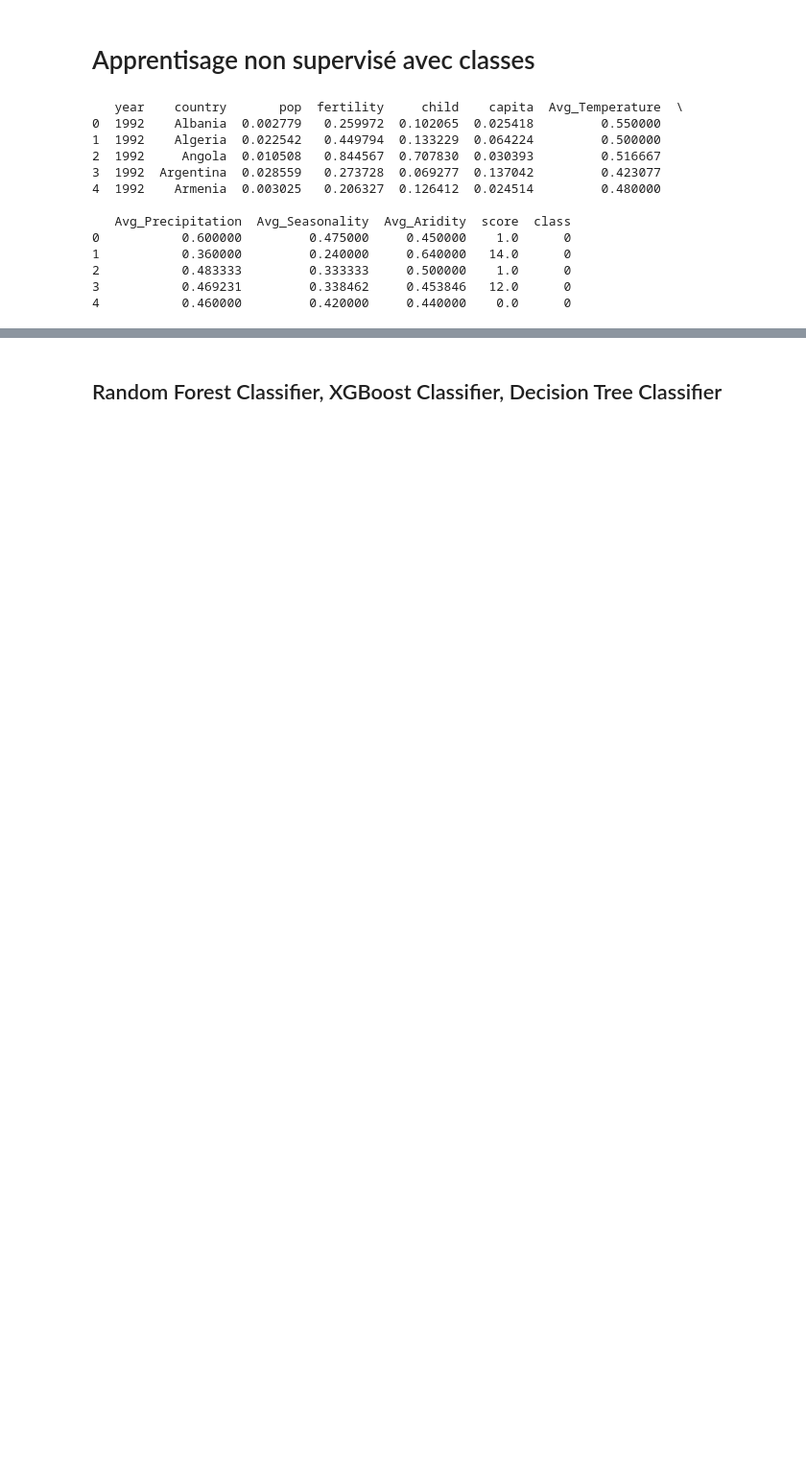
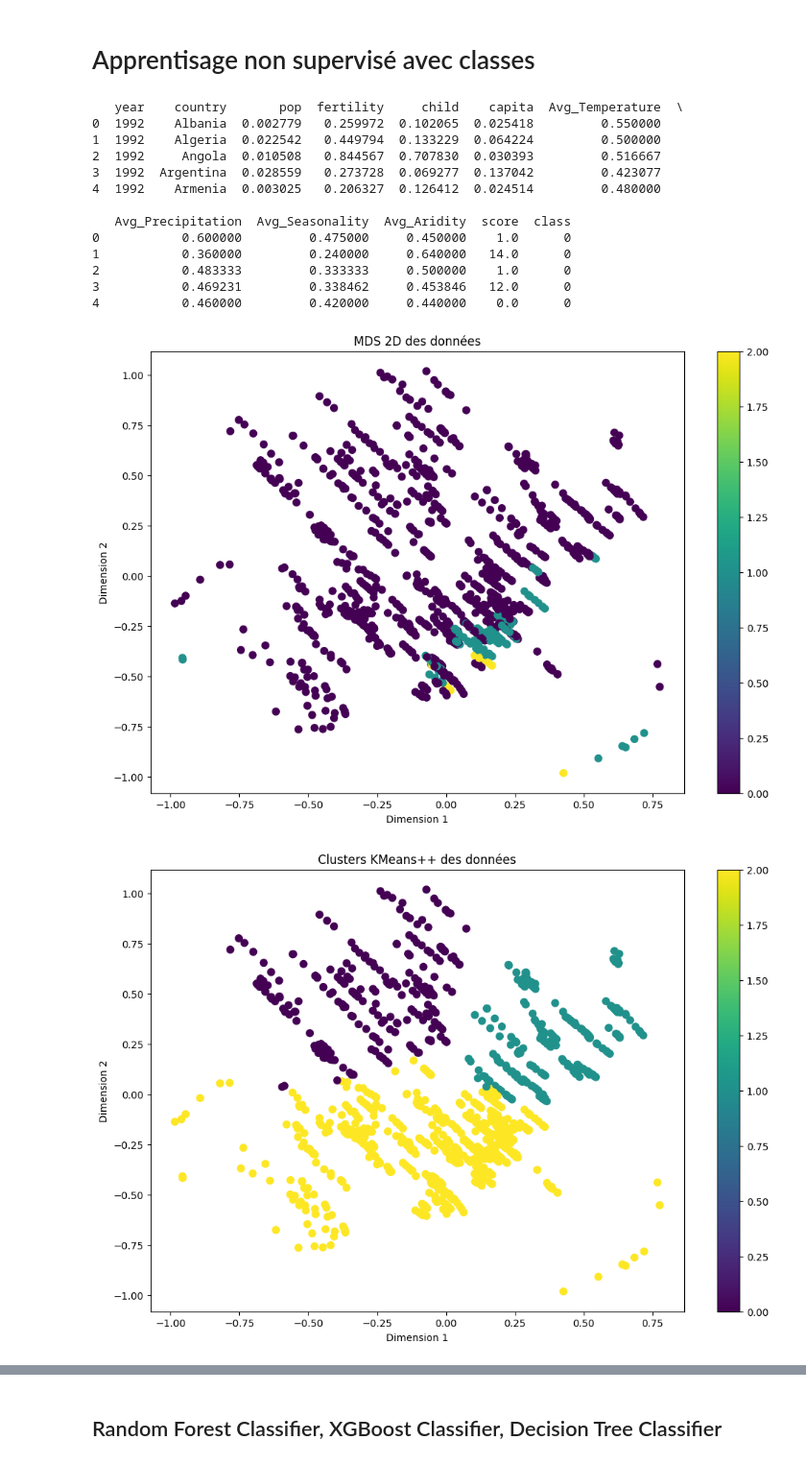
Before and after one commit to Jmuhleman/GML, a Jupyter notebook: apprentissage_unsupervised_classification.ipynb, the cells around one changed output, grey strips where cells are left out. Shown at 96% size. Saved outputs shown, nothing was run; the diff lists cells and outputs as text; code cells hidden in the pictures; blank space fills up the shorter version.

```diff
--- a/apprentissage_unsupervised_classification.ipynb
+++ b/apprentissage_unsupervised_classification.ipynb
@@ -122,3 +122,44 @@ countries_name = final_df['country'].values  # Noms des pays pour annotations
 2           0.483333         0.333333     0.500000    1.0      0
 3           0.469231         0.338462     0.453846   12.0      0
 4           0.460000         0.420000     0.440000    0.0      0
+# %%
+# MDS pour réduire la dimensionnalité et visualiser les données
+
+from sklearn.manifold import MDS
+import matplotlib.pyplot as plt
+
+# Réduire la dimensionnalité en 2D
+embedding = MDS(n_components=2, random_state=42, dissimilarity='euclidean')
+X_transformed = embedding.fit_transform(X)
+
+# Afficher les données
+plt.figure(figsize=(12, 8))
+plt.scatter(X_transformed[:, 0], X_transformed[:, 1], c=y_classification, cmap='viridis', s=50)
+plt.colorbar()
+plt.title("MDS 2D des données")
+plt.xlabel("Dimension 1")
+plt.ylabel("Dimension 2")
+plt.show()
+
+# Clustering des données avec KMeans++ pour la classification avec 3 classes
+
+from sklearn.cluster import KMeans
+from sklearn.metrics import silhouette_score
+
+# Initialiser le modèle KMeans
+kmeans = KMeans(n_clusters=3, init='k-means++', random_state=42)
+
+# Entraîner le modèle
+y_kmeans = kmeans.fit_predict(X)
+
+# Afficher les clusters
+plt.figure(figsize=(12, 8))
+plt.scatter(X_transformed[:, 0], X_transformed[:, 1], c=y_kmeans, cmap='viridis', s=50)
+plt.colorbar()
+plt.title("Clusters KMeans++ des données")
+plt.xlabel("Dimension 1")
+plt.ylabel("Dimension 2")
+plt.show()
+# %% [output]
+[figure, added]
+[figure, added]
```
Also changed, not shown: parts of 7 cells of this notebook.
